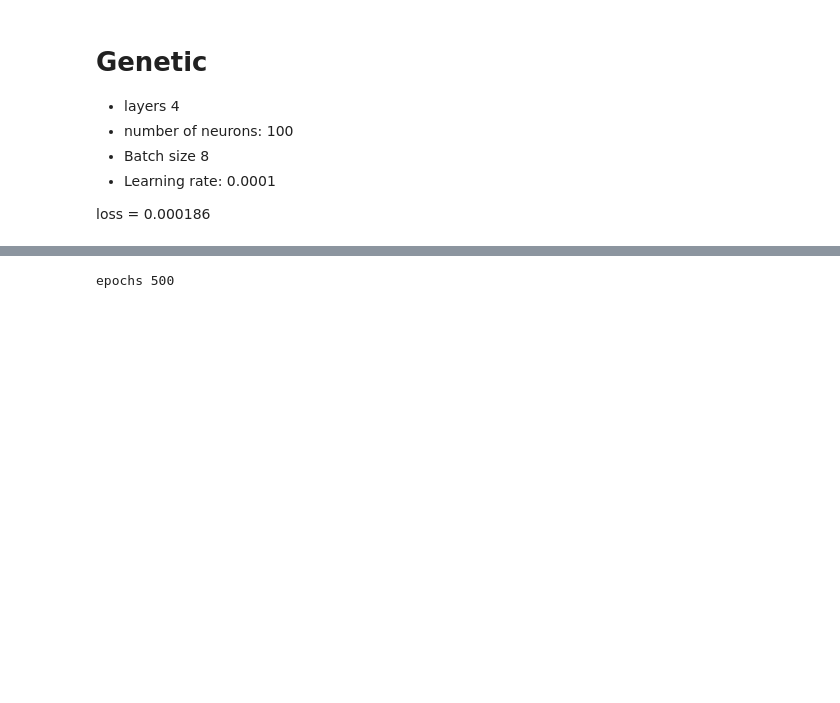
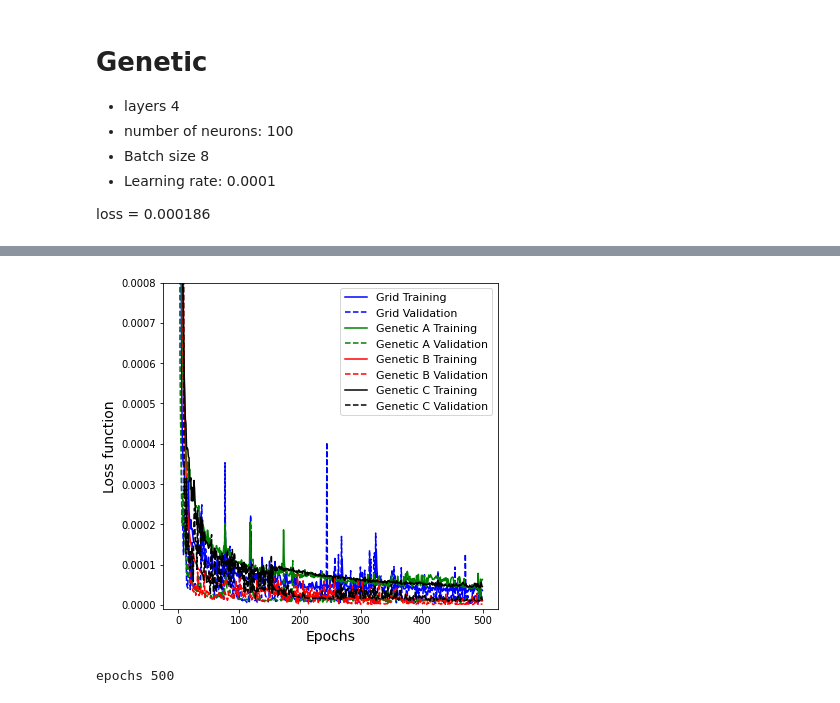
Before and after one commit to igomezv/cosmo_tools, a Jupyter notebook: models/neural/nnogada/dirty_notebooks/overleaf_notebooks_v1/ecs_diff.ipynb, the cells around one changed output, grey strips where cells are left out. Saved outputs shown, nothing was run; the diff lists cells and outputs as text; code cells hidden in the pictures; blank space fills up the shorter version.

```diff
--- a/models/neural/nnogada/dirty_notebooks/overleaf_notebooks_v1/ecs_diff.ipynb
+++ b/models/neural/nnogada/dirty_notebooks/overleaf_notebooks_v1/ecs_diff.ipynb
@@ -195,19 +265,21 @@ plt.savefig("loss_gen_ecs.png")
 # %%
 fig = plt.figure(figsize=(6,6))
 ax = fig.add_subplot(111)
 plt.plot(history_grid['loss'], label='Grid Training', color='blue')
 plt.plot(history_grid['val_loss'], label='Grid Validation', color='blue', linestyle='dashed')
 plt.plot(history_gen1['loss'], label='Genetic A Training', color='green')
 plt.plot(history_gen1['val_loss'], label='Genetic A Validation', color='green', linestyle='dashed')
 plt.plot(history_gen2['loss'], label='Genetic B Training', color='red')
 plt.plot(history_gen2['val_loss'], label='Genetic B Validation', color='red', linestyle='dashed')
 plt.plot(history_gen3['loss'], label='Genetic C Training', color='black')
 plt.plot(history_gen3['val_loss'], label='Genetic C Validation', color='black', linestyle='dashed')
-# plt.ylim(0.28, 0.8)
-ax.yaxis.set_major_formatter(FormatStrFormatter('%.2f'))
+plt.ylim(-0.00001, 0.0008)
+# ax.yaxis.set_major_formatter(FormatStrFormatter('%.2f'))
 plt.ylabel('Loss function', fontsize=14)
 plt.xlabel('Epochs', fontsize=14)
-plt.legend(loc='upper right', fontsize=12)
+plt.legend(loc='upper right', fontsize=11)
 # plt.title("Genetic algorithm", fontsize=14)
 plt.savefig("ecsdiff_loss.png")
+# %% [output]
+[figure, added]
 # %%
```
Also changed, not shown: parts of 13 cells of this notebook.
